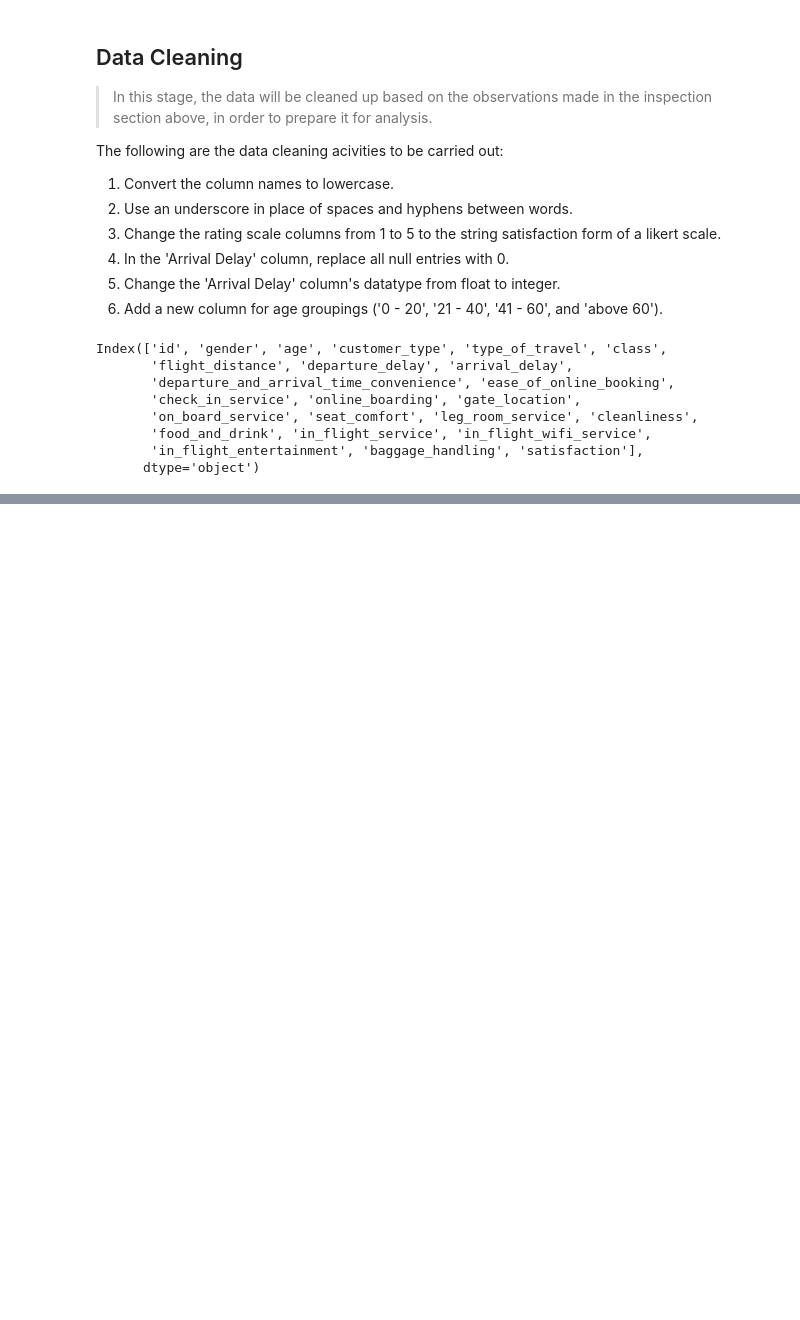
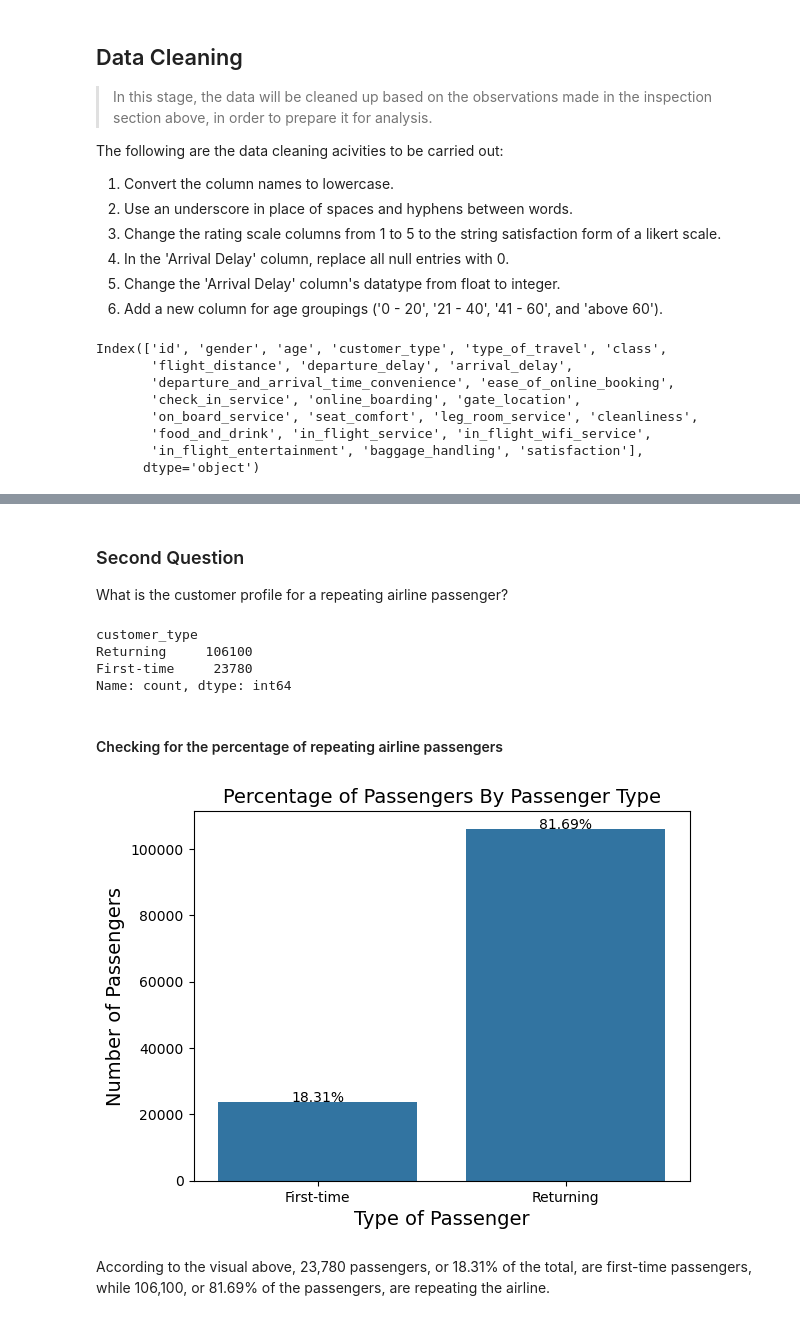
Before and after one commit to CertifiedBashir/Analysis_of_Airline_Passenger_Satisfaction, a Jupyter notebook: Airline Passenger Satisfaction.ipynb, the cells around one changed output, grey strips where cells are left out. Cells and saved outputs as stored; diff of their text form; code cells hidden in the pictures; blank space fills up the shorter version.

Commit message:
Second Bussiness Question

```diff
--- a/Airline Passenger Satisfaction.ipynb
+++ b/Airline Passenger Satisfaction.ipynb
@@ -385,0 +253,9 @@ According to the chart above:
+# %%
+# creating a bin for the age grouping
+bins = [0, 21, 41, 61, 86]
+
+# creating the label that will match each age grouping bin
+labels = ['0 - 20','21 - 40','41 - 60','above 60']
+
+
+data['age_group'] = pd.cut(data['age'], bins=bins, labels=labels, right=False)
@@ -385,0 +345,13 @@ According to the chart above:
+# %%
+# Choosing a single color for the chart
+color = sns.color_palette()[0]
+
+# Plotting the chart to answer the above Question
+ax = sns.countplot(data = data, x ='satisfaction', color = color);
+
+# Running the chart formatting function
+chart_format('Satisfaction', 'Number of Passengers', 'Percentage of Satisfied Airline Passengers')
+
+# Running the percentage calculating function
+total = total_val(data)
+percentage_calc(total)
@@ -385,0 +403,27 @@ According to the chart above:
+# %% [markdown]
+### Second Question
+What is the customer profile for a repeating airline passenger?
+# %%
+# Cheking the value counts for type of customer
+
+data.customer_type.value_counts()
+# %% [output]
+customer_type
+Returning     106100
+First-time     23780
+Name: count, dtype: int64
+# %% [markdown]
+#### Checking for the percentage of repeating airline passengers
+# %%
+# Plotting the chart to answer the above Question
+ax = sns.countplot(data = data, x = 'customer_type', color = color);
+
+# Running the chart formatting function
+chart_format('Type of Passenger', 'Number of Passengers', 'Percentage of Passengers By Passenger Type')
+
+# Running the percentage calculating function
+percentage_calc(total)
+# %% [output]
+[figure, added]
+# %% [markdown]
+According to the visual above, 23,780 passengers, or 18.31% of the total, are first-time passengers, while 106,100, or 81.69% of the passengers, are repeating the airline.
```
Also changed, not shown: parts of 49 cells of this notebook.
